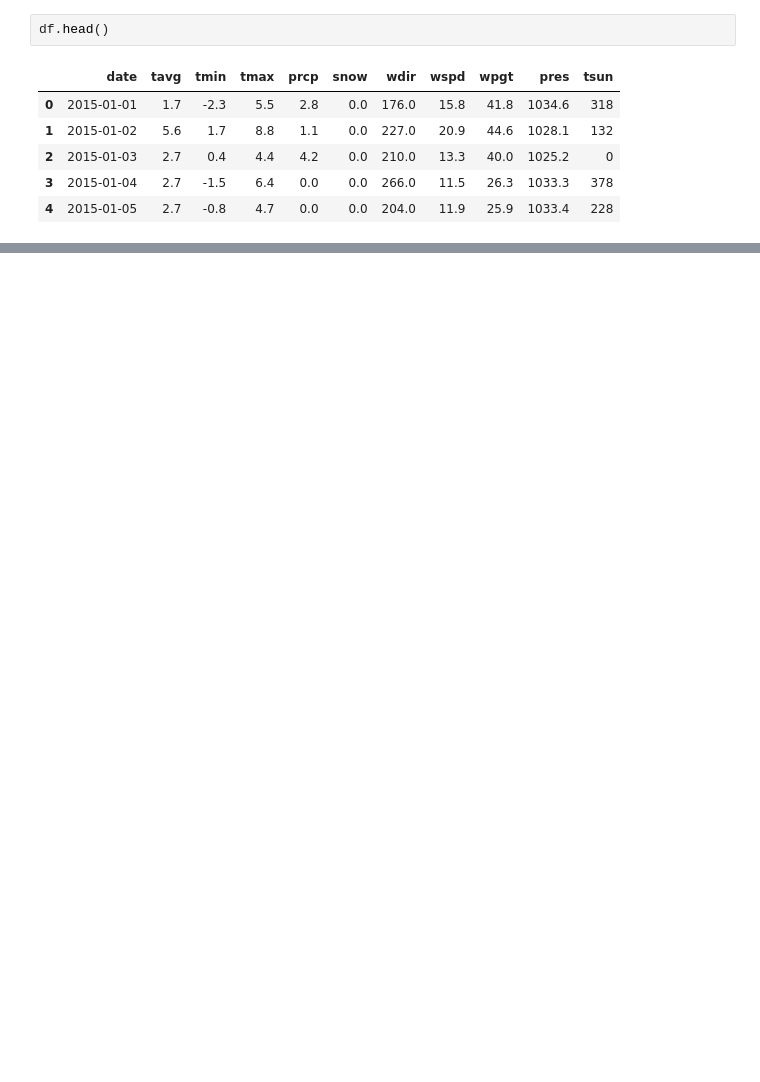
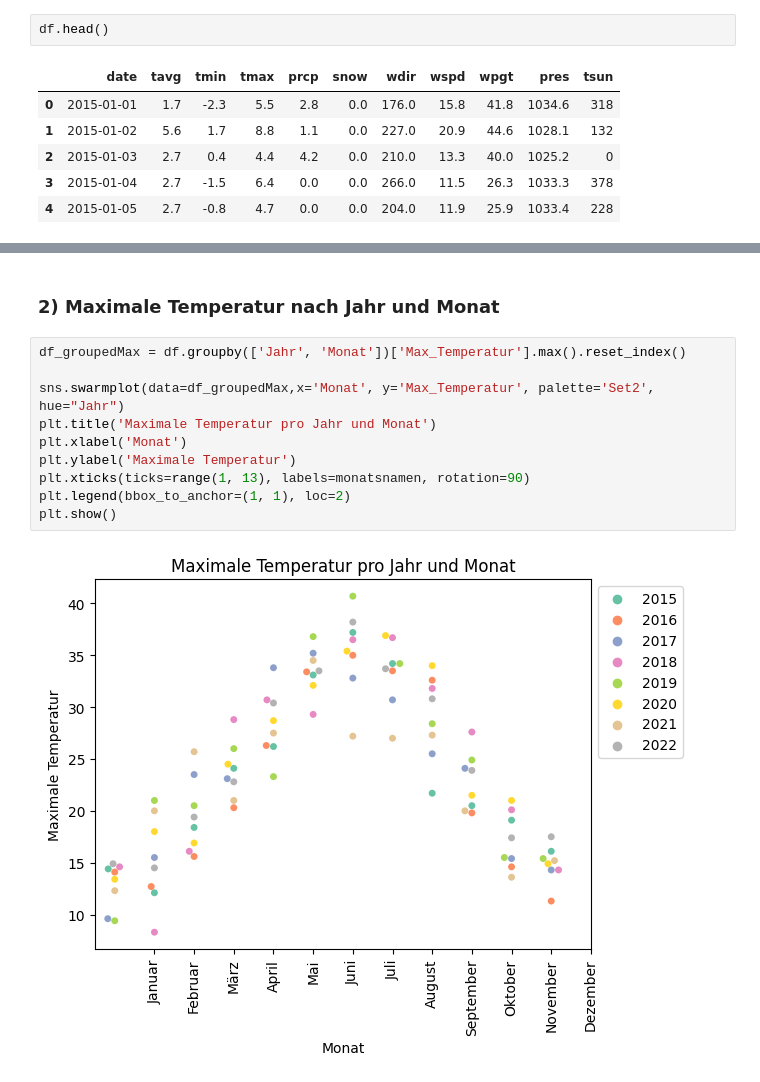
Before and after one commit to marcwiemann/Angewandte_ProgrammierungSS23, a Jupyter notebook: main.ipynb, the cells around one changed output, grey strips where cells are left out. Cells and saved outputs as stored; diff of their text form; blank space fills up the shorter version.

```diff
--- a/main.ipynb
+++ b/main.ipynb
@@ -22,0 +100,14 @@ df.head()
+# %% [markdown]
+### 2) Maximale Temperatur nach Jahr und Monat
+# %%
+df_groupedMax = df.groupby(['Jahr', 'Monat'])['Max_Temperatur'].max().reset_index()
+
+sns.swarmplot(data=df_groupedMax,x='Monat', y='Max_Temperatur', palette='Set2', hue="Jahr")
+plt.title('Maximale Temperatur pro Jahr und Monat')
+plt.xlabel('Monat')
+plt.ylabel('Maximale Temperatur')
+plt.xticks(ticks=range(1, 13), labels=monatsnamen, rotation=90)
+plt.legend(bbox_to_anchor=(1, 1), loc=2)
+plt.show()
+# %% [output]
+[figure, added]
```
Also changed, not shown: parts of 16 cells of this notebook.
